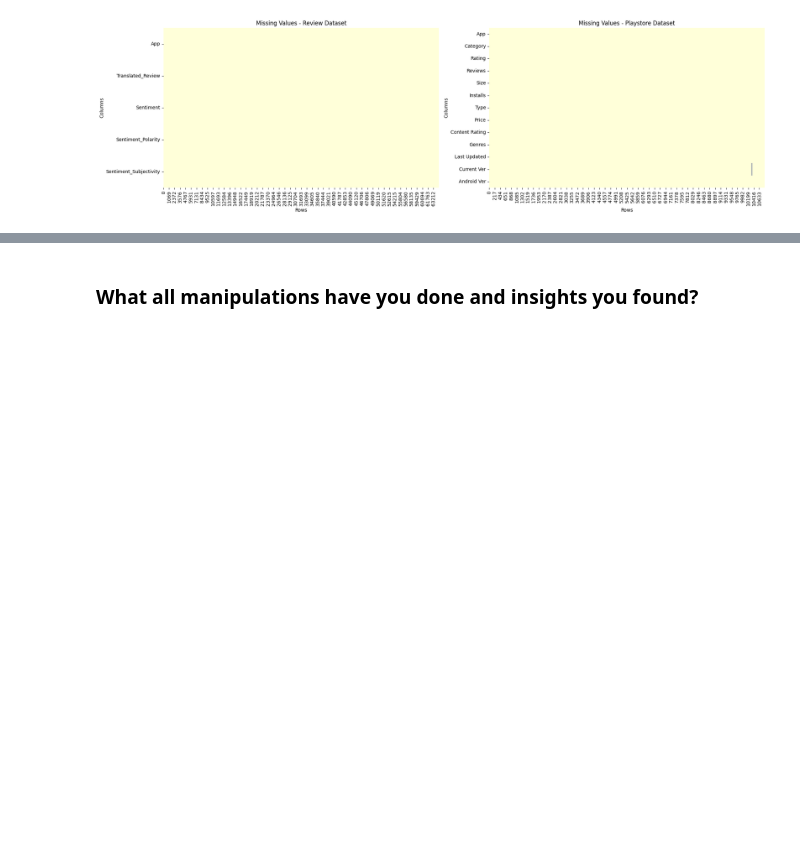
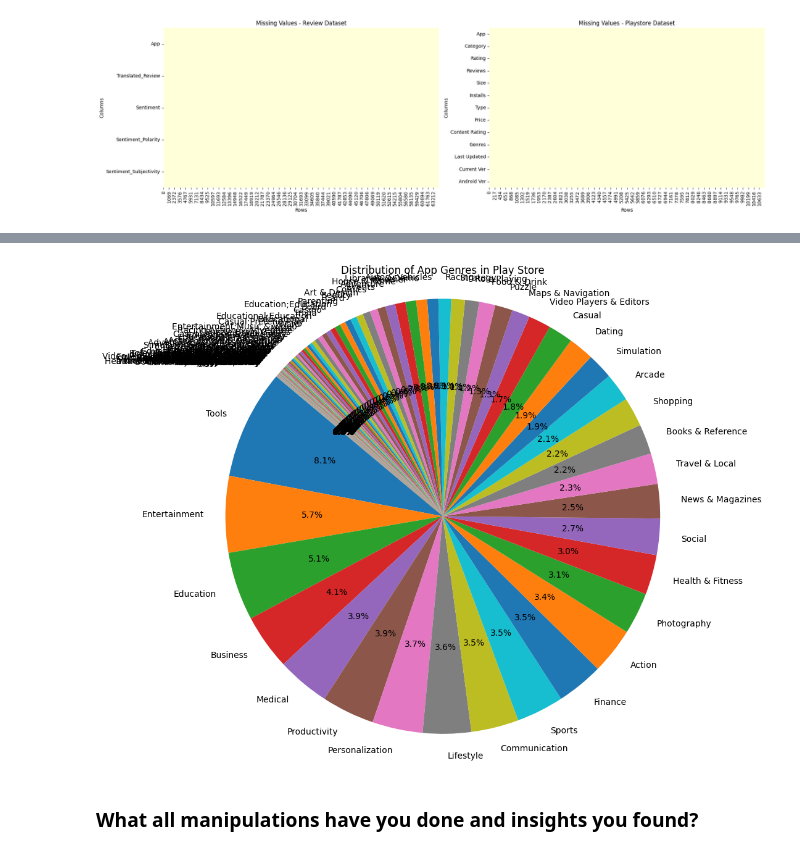
Before and after one commit to manojDOX/Play-Store-App-Review-Analysis-EDA, a Jupyter notebook: Play_Store_App_Review_Analysis_EDA.ipynb, the cells around one changed output, grey strips where cells are left out. Drawn from its saved outputs; the diff is of its cells as text; code cells hidden in the pictures; blank space fills up the shorter version.

```diff
--- a/Play_Store_App_Review_Analysis_EDA.ipynb
+++ b/Play_Store_App_Review_Analysis_EDA.ipynb
@@ -396,0 +440,5 @@ Percentile of missing value in rating column of playstore dataset is 0.00%
+# %%
+data_playstore['Type'].fillna(data_playstore['Type'].mode()[0], inplace=True)
+data_playstore['Content Rating'].fillna(data_playstore['Content Rating'].mode()[0], inplace=True)
+data_playstore['Current Ver'].fillna(data_playstore['Current Ver'].mode()[0], inplace=True)
+data_playstore['Android Ver'].fillna(data_playstore['Android Ver'].mode()[0], inplace=True)
@@ -436,0 +532,2 @@ plt.show()
+# %%
+data_playstore.drop_duplicates(inplace=True)
@@ -436,0 +614,6 @@ plt.show()
+# %%
+# Force values to string first, then clean
+data_playstore['Reviews'] = data_playstore['Reviews'].astype(str).str.replace(',', '', regex=False)
+
+# Convert safely to numeric (invalid strings become NaN)
+data_playstore['Reviews'] = pd.to_numeric(data_playstore['Reviews'], errors='coerce')
@@ -437,3 +669,14 @@ plt.show()
+# %%
+genre_counts = data_playstore['Genres'].value_counts()
+
+# Plot pie chart
+plt.figure(figsize=(10, 10))
+plt.pie(genre_counts, labels=genre_counts.index, autopct='%1.1f%%', startangle=140)
+plt.title('Distribution of App Genres in Play Store')
+plt.axis('equal')  # Equal aspect ratio ensures the pie is drawn as a circle.
+plt.show()
+# %% [output]
+[figure, added]
 # %% [markdown]
 ### What all manipulations have you done and insights you found?
 # %% [markdown]
```
Also changed, not shown: parts of 22 cells of this notebook.
